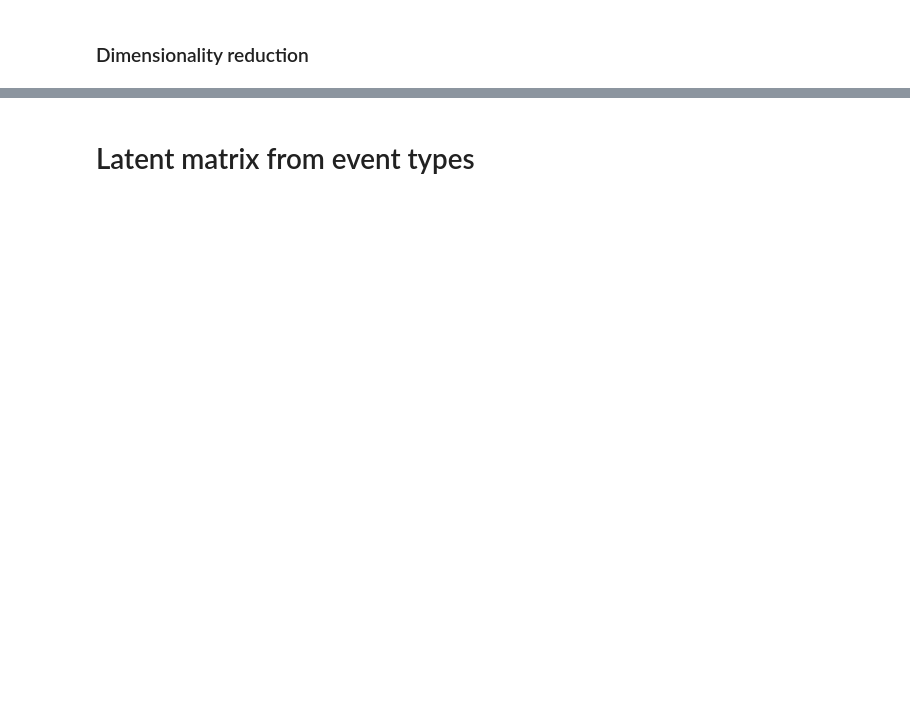
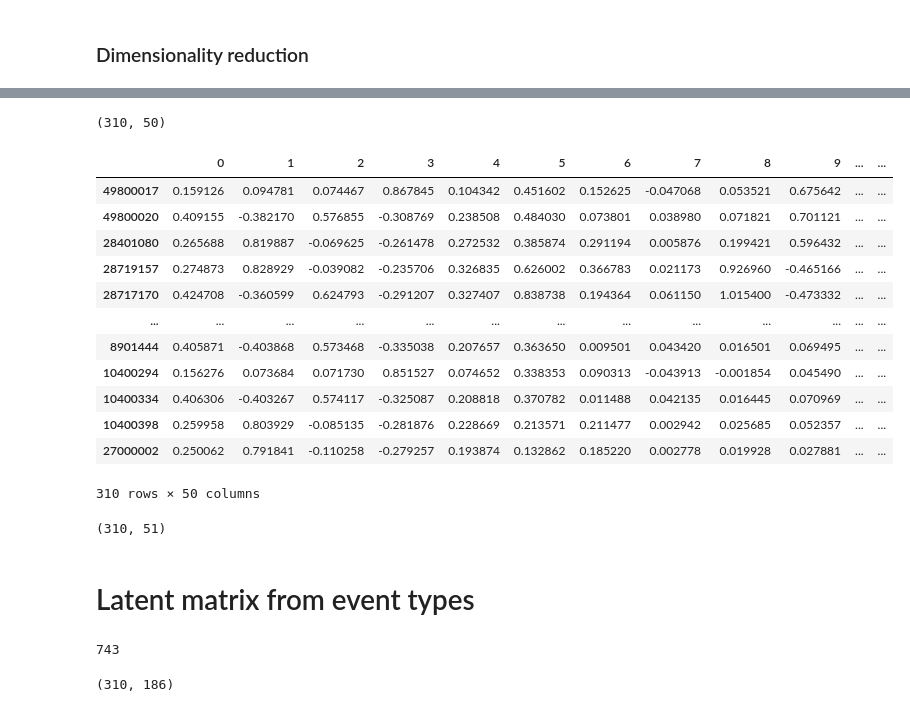
Before and after one commit to sailormoonvicky/eCommerce, a Jupyter notebook: Similar product recommender.ipynb, the cells around one changed output, grey strips where cells are left out. Saved outputs shown, nothing was run; the diff lists cells and outputs as text; code cells hidden in the pictures; blank space fills up the shorter version.

```diff
--- a/Similar product recommender.ipynb
+++ b/Similar product recommender.ipynb
@@ -67,0 +101,2 @@ count_df_1.shape
+# %%
+count_df_1 = count_df_1.reset_index()
@@ -67,0 +107,5 @@ count_df_1.shape
+# %%
+count_df_1.drop_duplicates(subset='index', keep='first', inplace=True)
+count_df_1["product_id"] = count_df_1["index"]
+count_df_1.drop("index", axis=1, inplace=True)
+count_df_1.head()
@@ -68,8 +120,9 @@ count_df_1.shape
 # %% [markdown]
 ### Dimensionality reduction
 # %%
-svd = TruncatedSVD(n_components=25)
-latent_df_1 = svd.fit_transform(count_df_2)
+n = 50
+svd = TruncatedSVD(n_components=n)
+latent_df_1 = svd.fit_transform(count_df_1.set_index("product_id"))
 # %%
 plt.plot(svd.explained_variance_ratio_.cumsum())
 plt.xlabel('number of singular value components')
@@ -79,4 +134,29 @@ plt.show()
+# %%
+#count_df_1=count_df_1.set_index("product_id")
+#count_df_1.head()
+df_for_latent1 = count_df_1.product_id.tolist()
 # %%
-n = 25
-latent_df_1 = pd.DataFrame(latent_df_1[:,0:n], index=X_meta.product_id.tolist())
-latent_df_1.shape
+#n defined above
+#n = 50
+latent_df_1 = pd.DataFrame(latent_df_1[:,0:n], index=df_for_latent1)
+print(latent_df_1.shape)
+latent_df_1
+# %% [output]
+(310, 50)
+|  | 0 | 1 | 2 | 3 | 4 | 5 | 6 | 7 | 8 | 9 | ... | ... |
+| 49800017 | 0.159126 | 0.094781 | 0.074467 | 0.867845 | 0.104342 | 0.451602 | 0.152625 | -0.047068 | 0.053521 | 0.675642 | ... | ... |
+| 49800020 | 0.409155 | -0.382170 | 0.576855 | -0.308769 | 0.238508 | 0.484030 | 0.073801 | 0.038980 | 0.071821 | 0.701121 | ... | ... |
+| 28401080 | 0.265688 | 0.819887 | -0.069625 | -0.261478 | 0.272532 | 0.385874 | 0.291194 | 0.005876 | 0.199421 | 0.596432 | ... | ... |
+| 28719157 | 0.274873 | 0.828929 | -0.039082 | -0.235706 | 0.326835 | 0.626002 | 0.366783 | 0.021173 | 0.926960 | -0.465166 | ... | ... |
+| 28717170 | 0.424708 | -0.360599 | 0.624793 | -0.291207 | 0.327407 | 0.838738 | 0.194364 | 0.061150 | 1.015400 | -0.473332 | ... | ... |
+| ... | ... | ... | ... | ... | ... | ... | ... | ... | ... | ... | ... | ... |
+| 8901444 | 0.405871 | -0.403868 | 0.573468 | -0.335038 | 0.207657 | 0.363650 | 0.009501 | 0.043420 | 0.016501 | 0.069495 | ... | ... |
+| 10400294 | 0.156276 | 0.073684 | 0.071730 | 0.851527 | 0.074652 | 0.338353 | 0.090313 | -0.043913 | -0.001854 | 0.045490 | ... | ... |
+| 10400334 | 0.406306 | -0.403267 | 0.574117 | -0.325087 | 0.208818 | 0.370782 | 0.011488 | 0.042135 | 0.016445 | 0.070969 | ... | ... |
+| 10400398 | 0.259958 | 0.803929 | -0.085135 | -0.281876 | 0.228669 | 0.213571 | 0.211477 | 0.002942 | 0.025685 | 0.052357 | ... | ... |
+| 27000002 | 0.250062 | 0.791841 | -0.110258 | -0.279257 | 0.193874 | 0.132862 | 0.185220 | 0.002778 | 0.019928 | 0.027881 | ... | ... |
+310 rows × 50 columns
+# %%
+latent_df_1.reset_index().drop_duplicates().shape
+# %% [output]
+(310, 51)
@@ -95,4 +175,12 @@ df_event.shape
 dct = {'view': 1, 'cart': 3, 'purchase': 5}
 # %%
 df_event['rating'] = df_event['event_type'].map(dct)
+# %%
+df_event["rating"].sum()
+# %% [output]
+743
+# %%
+df_rating.shape
+# %% [output]
+(310, 186)
 # %%
```
Also changed, not shown: parts of 25 cells of this notebook.
